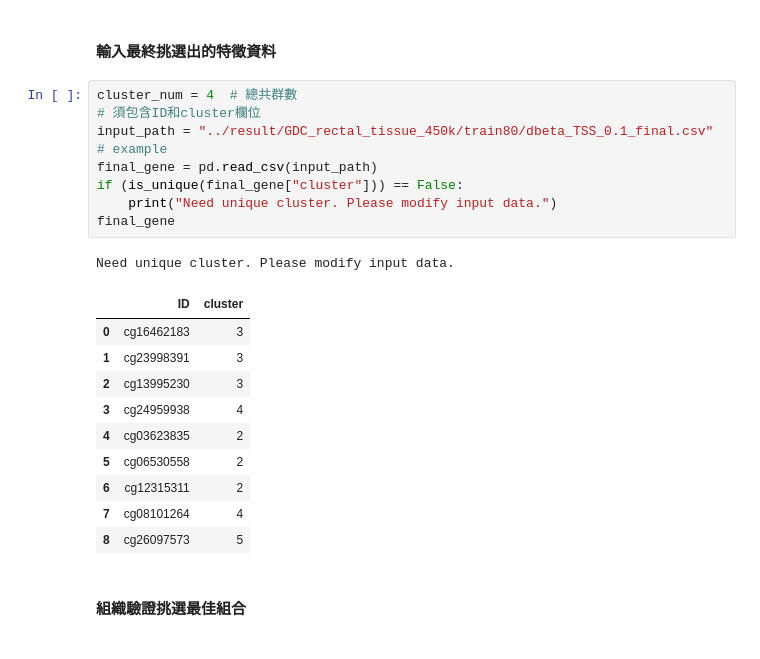
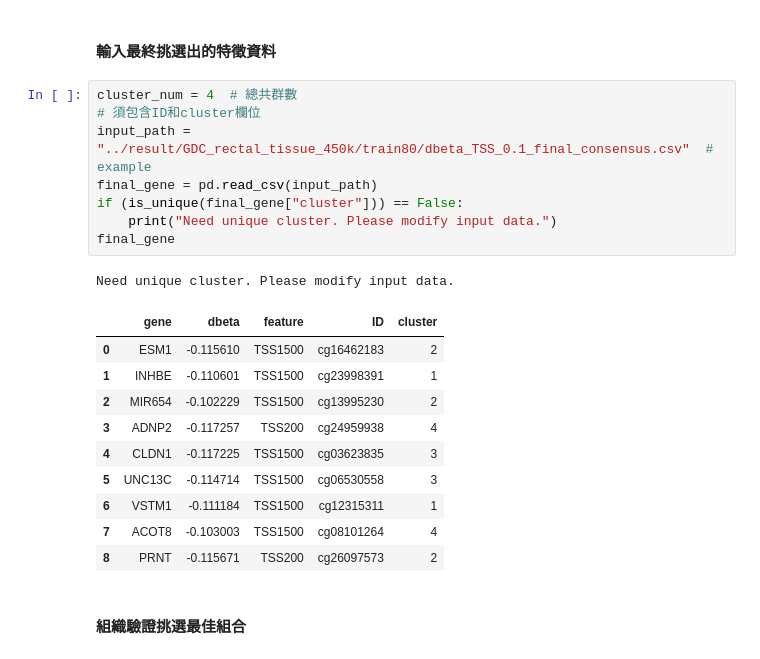
Before and after one commit to BioTechCo/main_project, a Jupyter notebook: rectal/ml/combination_val.ipynb, the cells around one changed output. Cells and saved outputs as stored; diff of their text form.

Commit message:
[update] rectal GDC tissue 450K best combination selection

```diff
--- a/rectal/ml/combination_val.ipynb
+++ b/rectal/ml/combination_val.ipynb
@@ -150,23 +150,23 @@ def predict_comb(
 # %%
 cluster_num = 4  # 總共群數
 # 須包含ID和cluster欄位
-input_path = "../result/GDC_rectal_tissue_450k/train80/dbeta_TSS_0.1_final.csv"  # example
+input_path = "../result/GDC_rectal_tissue_450k/train80/dbeta_TSS_0.1_final_consensus.csv"  # example
 final_gene = pd.read_csv(input_path)
 if (is_unique(final_gene["cluster"])) == False:
     print("Need unique cluster. Please modify input data.")
 final_gene
 # %% [output]
 Need unique cluster. Please modify input data.
-|  | ID | cluster |
-| 0 | cg16462183 | 3 |
-| 1 | cg23998391 | 3 |
-| 2 | cg13995230 | 3 |
-| 3 | cg24959938 | 4 |
-| 4 | cg03623835 | 2 |
-| 5 | cg06530558 | 2 |
-| 6 | cg12315311 | 2 |
-| 7 | cg08101264 | 4 |
-| 8 | cg26097573 | 5 |
+|  | gene | dbeta | feature | ID | cluster |
+| 0 | ESM1 | -0.115610 | TSS1500 | cg16462183 | 2 |
+| 1 | INHBE | -0.110601 | TSS1500 | cg23998391 | 1 |
+| 2 | MIR654 | -0.102229 | TSS1500 | cg13995230 | 2 |
+| 3 | ADNP2 | -0.117257 | TSS200 | cg24959938 | 4 |
+| 4 | CLDN1 | -0.117225 | TSS1500 | cg03623835 | 3 |
+| 5 | UNC13C | -0.114714 | TSS1500 | cg06530558 | 3 |
+| 6 | VSTM1 | -0.111184 | TSS1500 | cg12315311 | 1 |
+| 7 | ACOT8 | -0.103003 | TSS1500 | cg08101264 | 4 |
+| 8 | PRNT | -0.115671 | TSS200 | cg26097573 | 2 |
 # %% [markdown]
 #### 組織驗證挑選最佳組合
 # %% [markdown]
```
Also changed, not shown: parts of 1 cell of this notebook, 1 other file.
